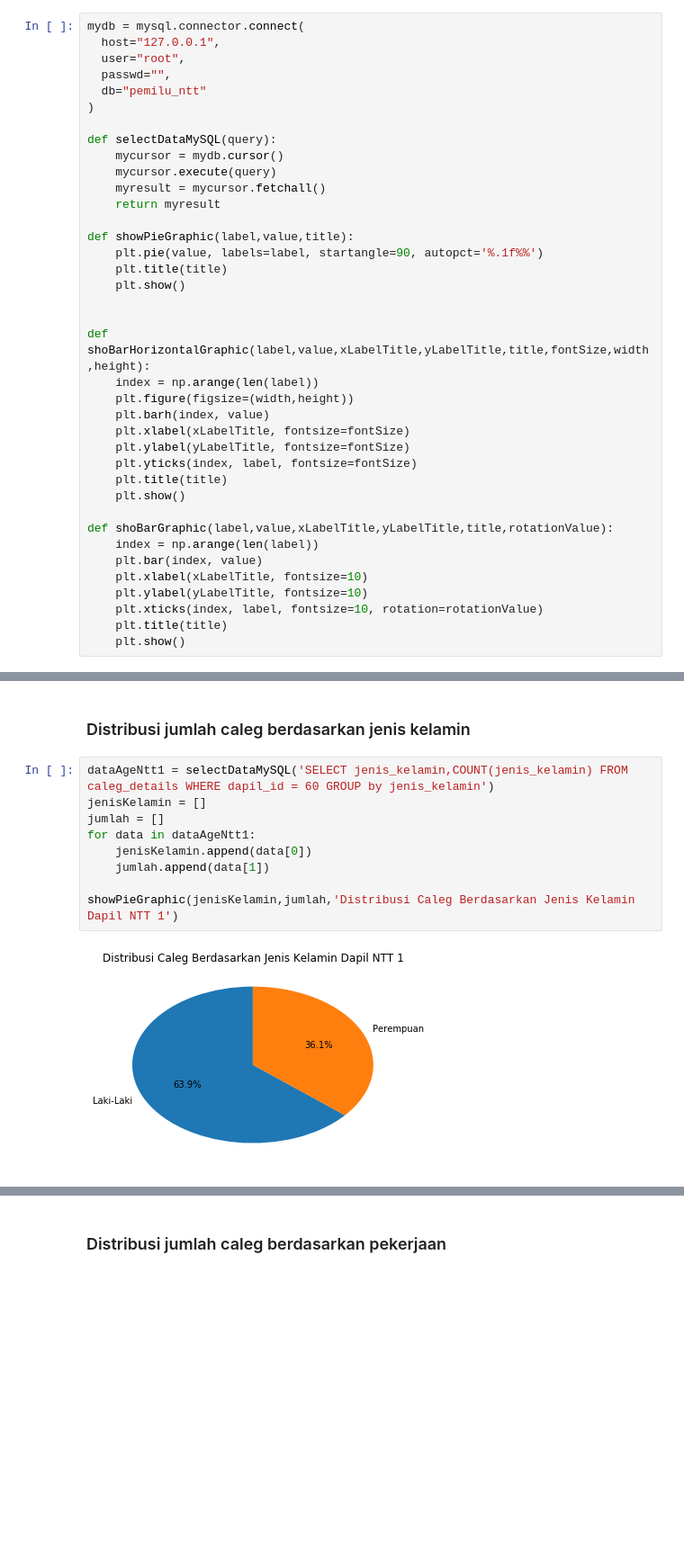
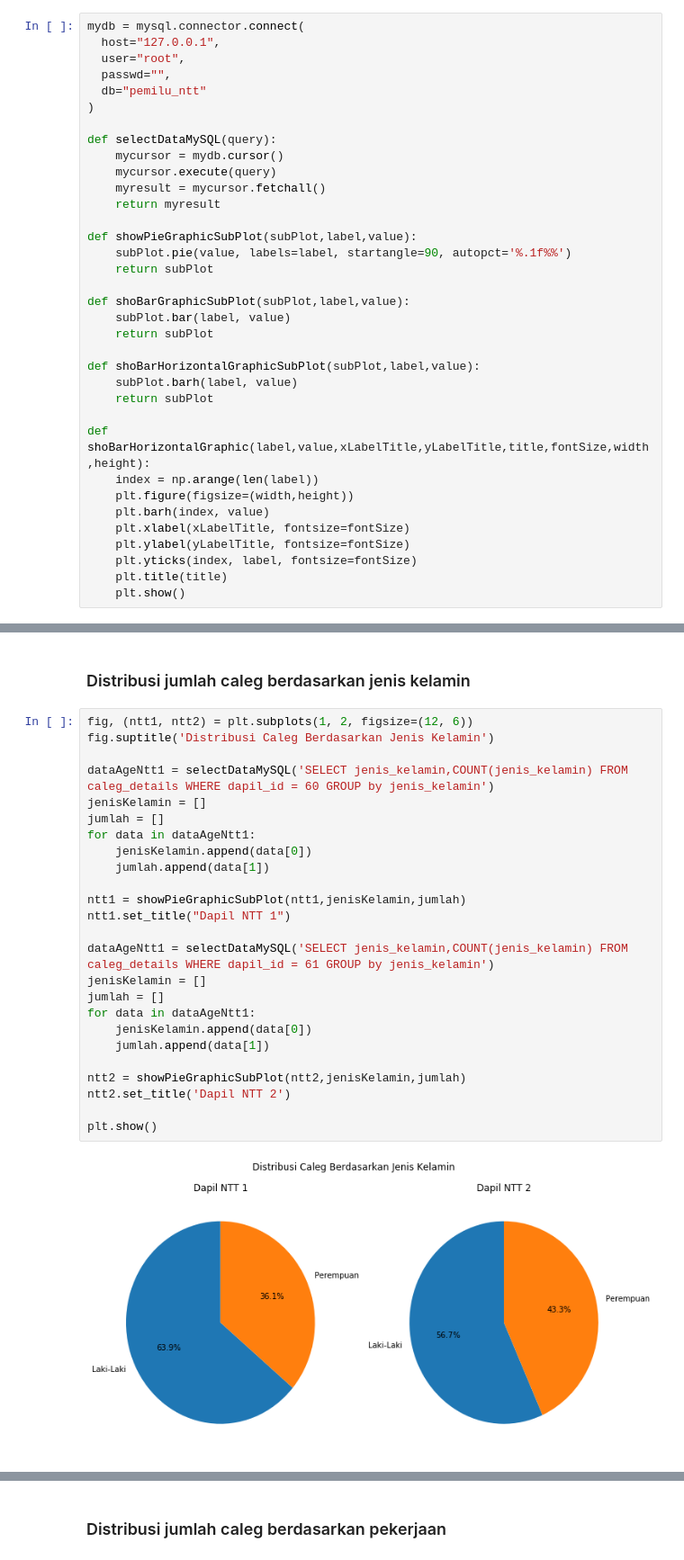
Before and after one commit to bayupaoh/pileg2019-ntt-analytic, a Jupyter notebook: pileg_drp_ntt_2019.ipynb, the cells around one changed output, grey strips where cells are left out. Shown at 90% size. Drawn from its saved outputs; the diff is of its cells as text; blank space fills up the shorter version.

Commit message:
[adjust] adjust visualization

```diff
--- a/pileg_drp_ntt_2019.ipynb
+++ b/pileg_drp_ntt_2019.ipynb
@@ -34,11 +35,17 @@ def selectDataMySQL(query):
     myresult = mycursor.fetchall()
     return myresult
 
-def showPieGraphic(label,value,title):
-    plt.pie(value, labels=label, startangle=90, autopct='%.1f%%')
-    plt.title(title)
-    plt.show()
+def showPieGraphicSubPlot(subPlot,label,value):
+    subPlot.pie(value, labels=label, startangle=90, autopct='%.1f%%')
+    return subPlot
 
+def shoBarGraphicSubPlot(subPlot,label,value):
+    subPlot.bar(label, value)
+    return subPlot
+
+def shoBarHorizontalGraphicSubPlot(subPlot,label,value):
+    subPlot.barh(label, value)
+    return subPlot
 
 def shoBarHorizontalGraphic(label,value,xLabelTitle,yLabelTitle,title,fontSize,width,height):
     index = np.arange(len(label))
@@ -49,15 +56,6 @@ def shoBarHorizontalGraphic(label,value,xLabelTitle,yLabelTitle,title,fontSize,w
     plt.yticks(index, label, fontsize=fontSize)
     plt.title(title)
     plt.show()
-
-def shoBarGraphic(label,value,xLabelTitle,yLabelTitle,title,rotationValue):
-    index = np.arange(len(label))
-    plt.bar(index, value)
-    plt.xlabel(xLabelTitle, fontsize=10)
-    plt.ylabel(yLabelTitle, fontsize=10)
-    plt.xticks(index, label, fontsize=10, rotation=rotationValue)
-    plt.title(title)
-    plt.show()
 # %% [markdown]
 ### Caleg termuda, tertua dan rata-rata umur caleg
 # %%
@@ -89,13 +87,29 @@ Rata-rata umur caleg dari Dapil NTT 2 adalah 47.7835 tahun
 
 ### Distribusi jumlah caleg berdasarkan jenis kelamin
 # %%
+fig, (ntt1, ntt2) = plt.subplots(1, 2, figsize=(12, 6))
+fig.suptitle('Distribusi Caleg Berdasarkan Jenis Kelamin')
+
 dataAgeNtt1 = selectDataMySQL('SELECT jenis_kelamin,COUNT(jenis_kelamin) FROM caleg_details WHERE dapil_id = 60 GROUP by jenis_kelamin')
 jenisKelamin = []
 jumlah = []
 for data in dataAgeNtt1:
     jenisKelamin.append(data[0])
     jumlah.append(data[1])
 
-showPieGraphic(jenisKelamin,jumlah,'Distribusi Caleg Berdasarkan Jenis Kelamin Dapil NTT 1')
+ntt1 = showPieGraphicSubPlot(ntt1,jenisKelamin,jumlah)
+ntt1.set_title("Dapil NTT 1")
+
+dataAgeNtt1 = selectDataMySQL('SELECT jenis_kelamin,COUNT(jenis_kelamin) FROM caleg_details WHERE dapil_id = 61 GROUP by jenis_kelamin')
+jenisKelamin = []
+jumlah = []
+for data in dataAgeNtt1:
+    jenisKelamin.append(data[0])
+    jumlah.append(data[1])
+
+ntt2 = showPieGraphicSubPlot(ntt2,jenisKelamin,jumlah)
+ntt2.set_title('Dapil NTT 2')
+
+plt.show()
 # %% [output]
-[figure, old version]
+[figure, new version]
```
Also changed, not shown: parts of 13 cells of this notebook.
